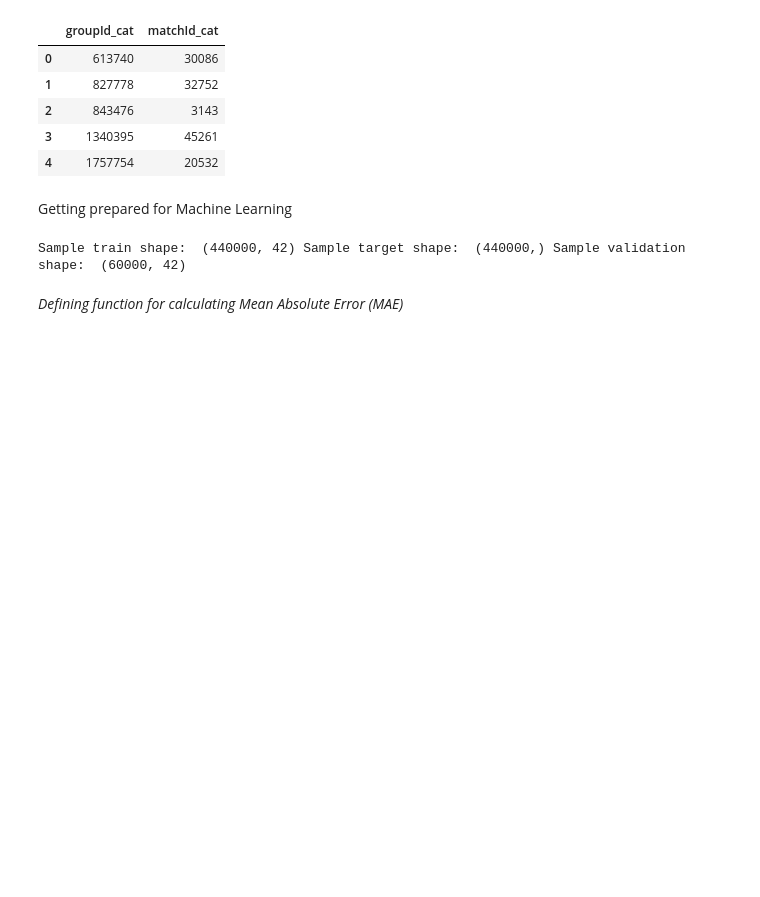
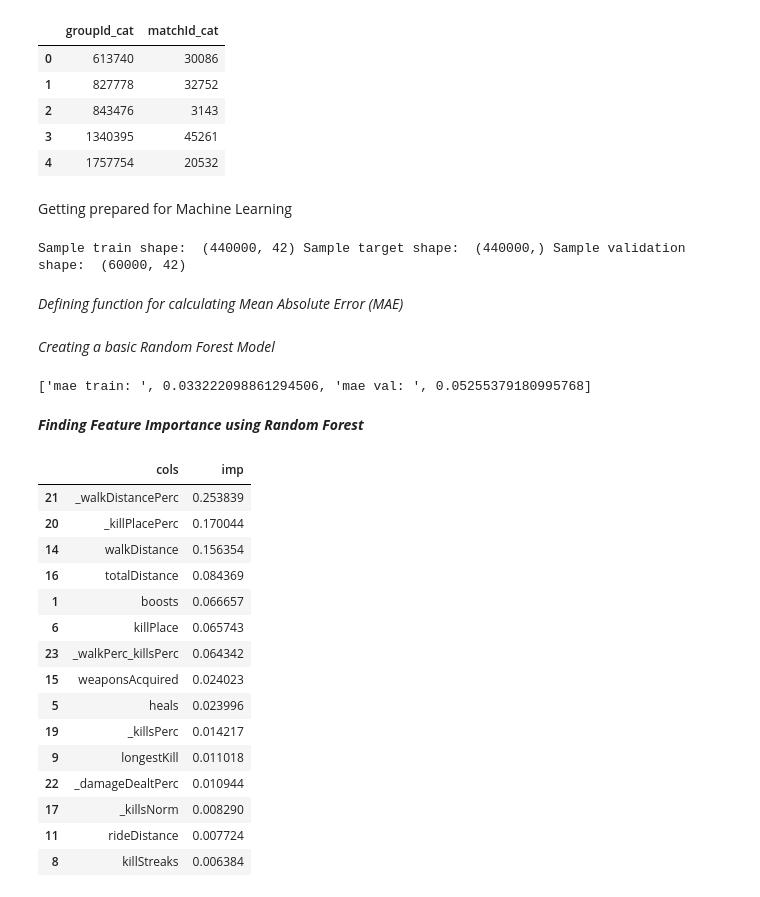
Before and after one commit to ANKITSHARMA98/PUBG-Data-Analysis, a Jupyter notebook: PUBG.ipynb, the cells around one changed output. Drawn from its saved outputs; the diff is of its cells as text; code cells hidden in the pictures; blank space fills up the shorter version.

```diff
--- a/PUBG.ipynb
+++ b/PUBG.ipynb
@@ -958,3 +958,14 @@ def print_score(m : RandomForestRegressor):
     #Score of the training dataset obtained using an out-of-bag estimate.
     if hasattr(m, 'oob_score_'): res.append(m.oob_score_)
     print(res)
+# %% [markdown]
+*Creating a basic Random Forest Model*
+# %%
+# Train basic model
+m1 = RandomForestRegressor(n_estimators=40, min_samples_leaf=3, max_features='sqrt', n_jobs=-1)
+m1.fit(X_train, y_train)
+print_score(m1)
+# %% [output]
+['mae train: ', 0.033222098861294506, 'mae val: ', 0.05255379180995768]
+# %% [markdown]
+***Finding Feature Importance using Random Forest***
@@ -960,0 +975,20 @@ def print_score(m : RandomForestRegressor):
+# %%
+# What are the most predictive features according to our basic random forest model
+fi = rf_feat_importance(m1, df); fi[:15]
+# %% [output]
+|  | cols | imp |
+| 21 | _walkDistancePerc | 0.253839 |
+| 20 | _killPlacePerc | 0.170044 |
+| 14 | walkDistance | 0.156354 |
+| 16 | totalDistance | 0.084369 |
+| 1 | boosts | 0.066657 |
+| 6 | killPlace | 0.065743 |
+| 23 | _walkPerc_killsPerc | 0.064342 |
+| 15 | weaponsAcquired | 0.024023 |
+| 5 | heals | 0.023996 |
+| 19 | _killsPerc | 0.014217 |
+| 9 | longestKill | 0.011018 |
+| 22 | _damageDealtPerc | 0.010944 |
+| 17 | _killsNorm | 0.008290 |
+| 11 | rideDistance | 0.007724 |
+| 8 | killStreaks | 0.006384 |
```
Also changed, not shown: parts of 4 cells of this notebook.
